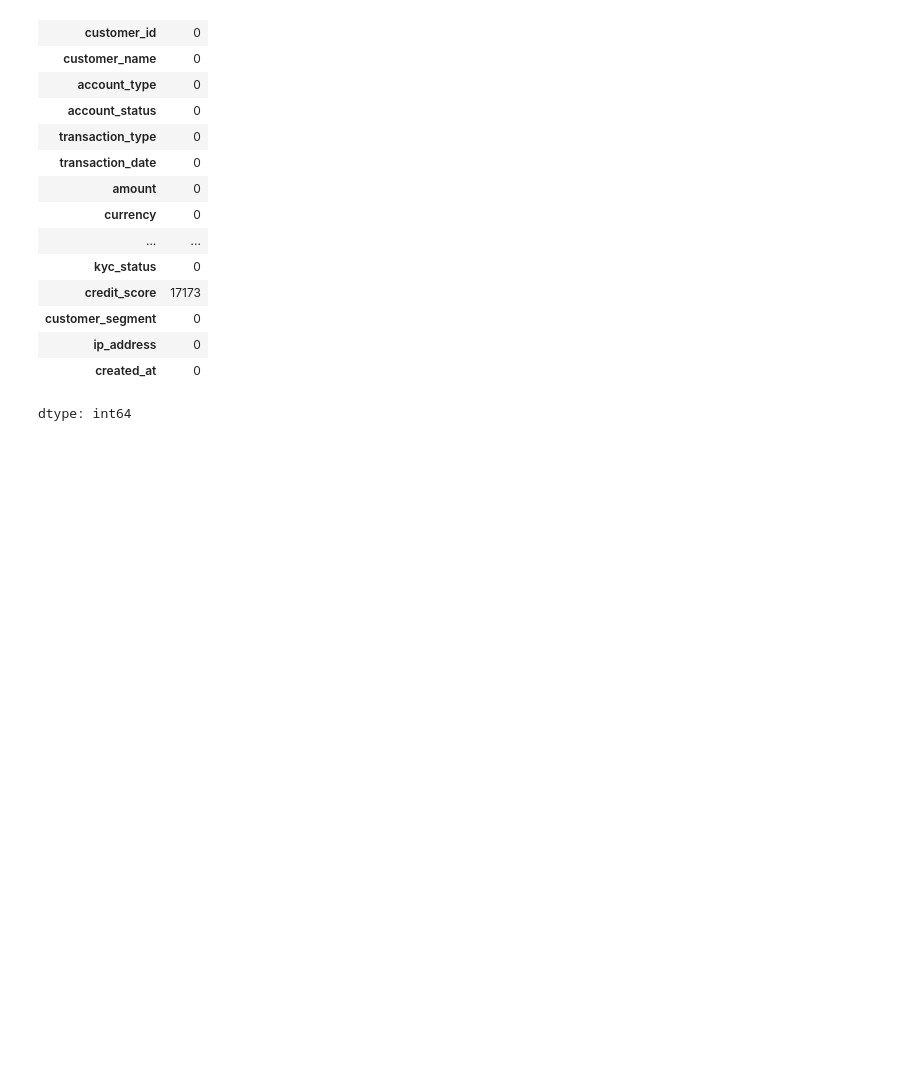
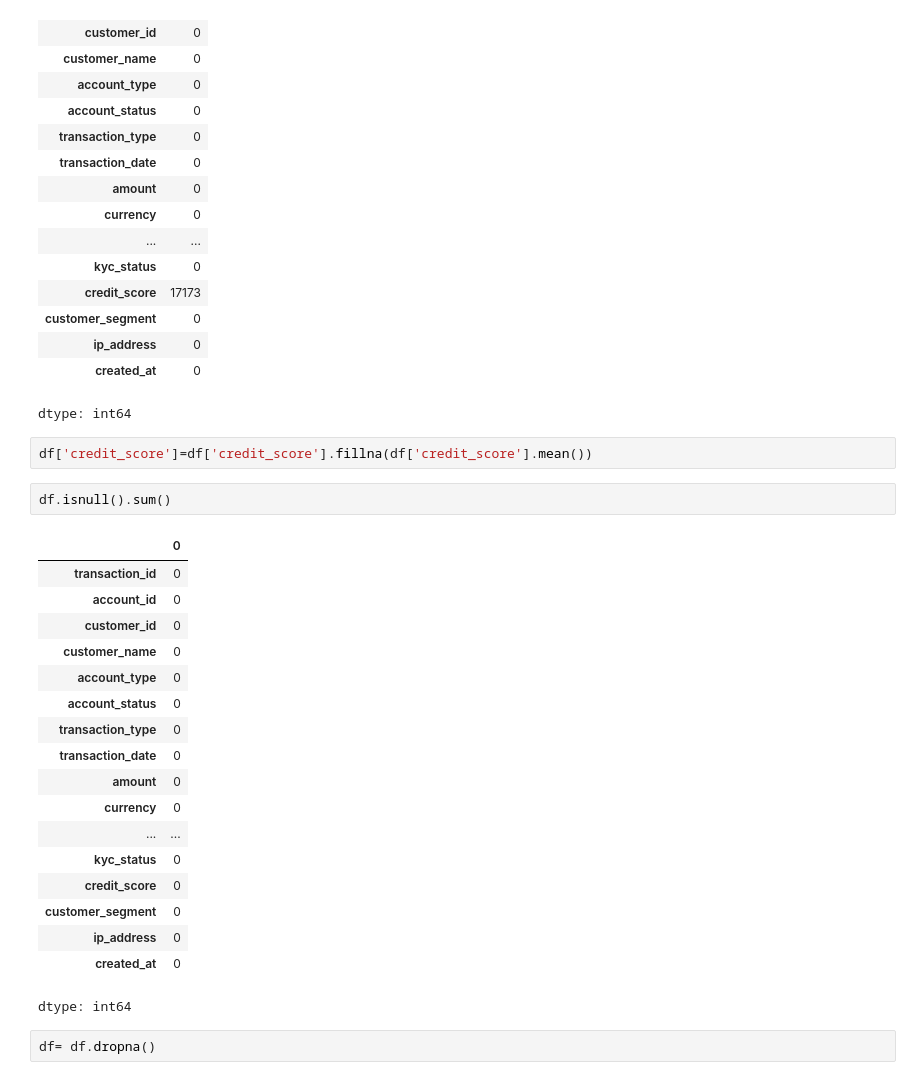
Before and after one commit to Jeel88/DSV_Finance, a Jupyter notebook: Finance_DSV_Project.ipynb, the cells around one changed output. Cells and saved outputs as stored; diff of their text form; blank space fills up the shorter version.

```diff
--- a/Finance_DSV_Project.ipynb
+++ b/Finance_DSV_Project.ipynb
@@ -136,3 +152,28 @@ df.isnull().sum()
 | ip_address | 0 |
 | created_at | 0 |
 dtype: int64
+# %%
+df['credit_score']=df['credit_score'].fillna(df['credit_score'].mean())
+# %%
+df.isnull().sum()
+# %% [output]
+|  | 0 |
+| transaction_id | 0 |
+| account_id | 0 |
+| customer_id | 0 |
+| customer_name | 0 |
+| account_type | 0 |
+| account_status | 0 |
+| transaction_type | 0 |
+| transaction_date | 0 |
+| amount | 0 |
+| currency | 0 |
+| ... | ... |
+| kyc_status | 0 |
+| credit_score | 0 |
+| customer_segment | 0 |
+| ip_address | 0 |
+| created_at | 0 |
+dtype: int64
+# %%
+df= df.dropna()
```
Also changed, not shown: parts of 8 cells of this notebook.
